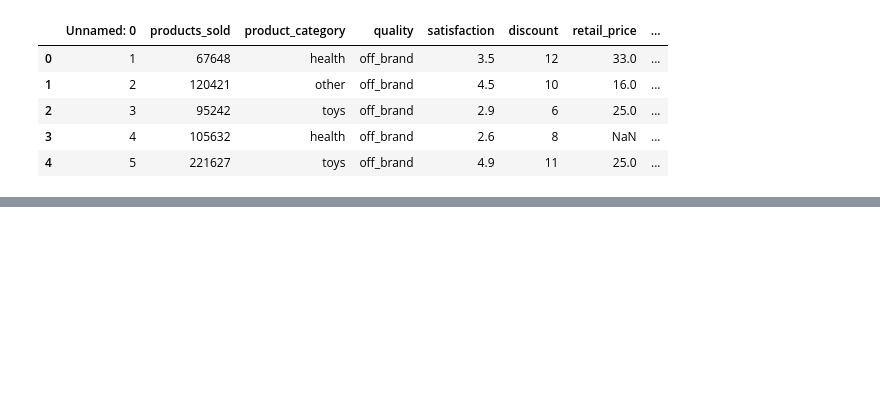
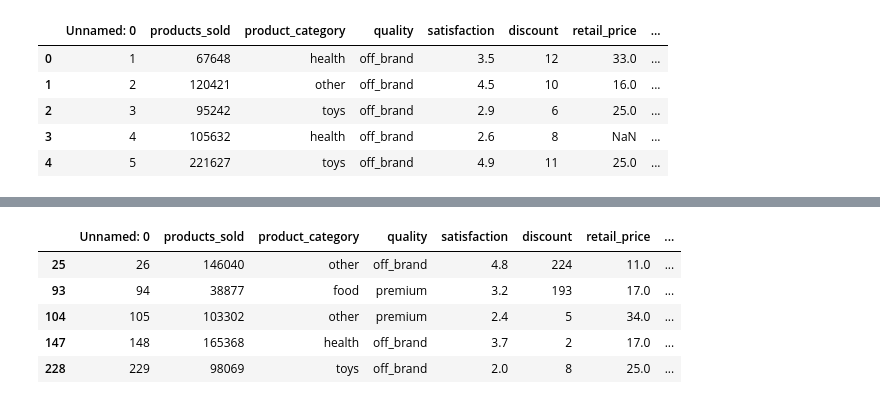
Before and after one commit to martijnvdw2002/modellingassignment, a Jupyter notebook: assignment.ipynb, the cells around one changed output, grey strips where cells are left out. Saved outputs shown, nothing was run; the diff lists cells and outputs as text; code cells hidden in the pictures; blank space fills up the shorter version.

```diff
--- a/assignment.ipynb
+++ b/assignment.ipynb
@@ -43,0 +150,9 @@ data_petshop_clean = data_petshop_with_dummies.dropna()
+# %%
+datapetshop_dummies_nomissingvalues_true.head()
+# %% [output]
+|  | Unnamed: 0 | products_sold | product_category | quality | satisfaction | discount | retail_price | ... |
+| 25 | 26 | 146040 | other | off_brand | 4.8 | 224 | 11.0 | ... |
+| 93 | 94 | 38877 | food | premium | 3.2 | 193 | 17.0 | ... |
+| 104 | 105 | 103302 | other | premium | 2.4 | 5 | 34.0 | ... |
+| 147 | 148 | 165368 | health | off_brand | 3.7 | 2 | 17.0 | ... |
+| 228 | 229 | 98069 | toys | off_brand | 2.0 | 8 | 25.0 | ... |
```
Also changed, not shown: parts of 23 cells of this notebook.
